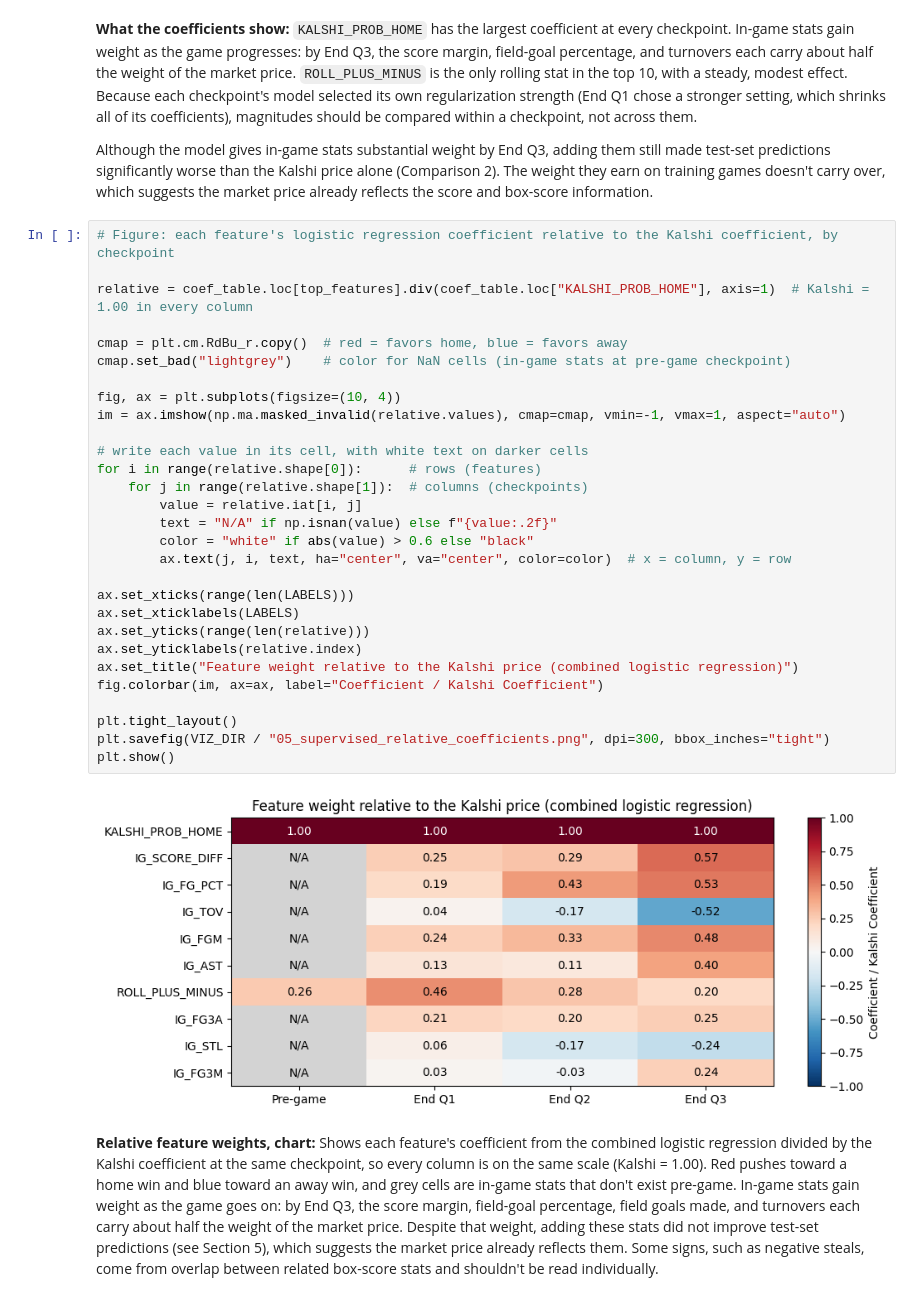
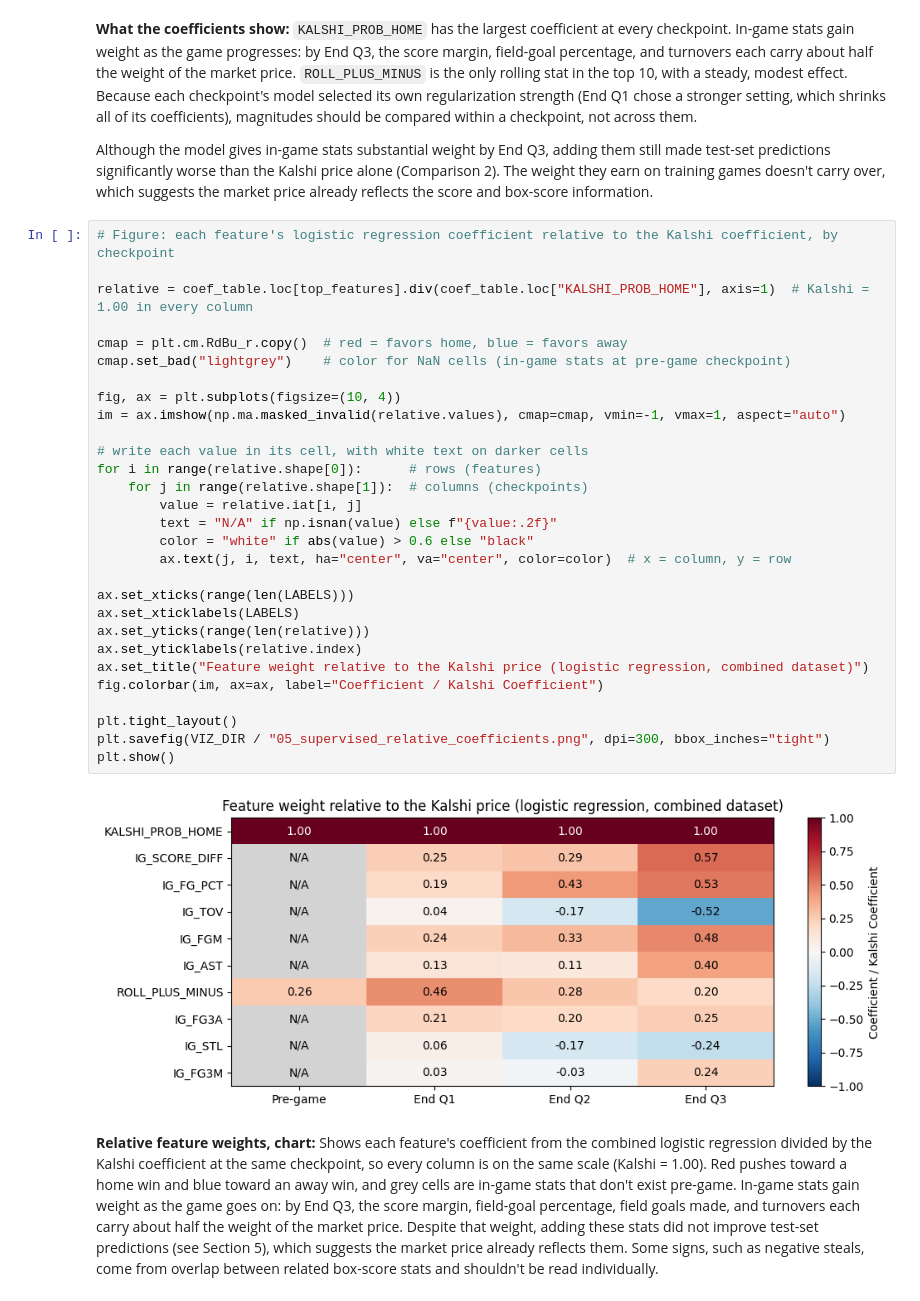
Before and after one commit to brad-hof/Milestone2, a Jupyter notebook: Notebooks/supervised_section.ipynb, the cells around one changed output. Drawn from its saved outputs; the diff is of its cells as text.

Commit message:
Update coefficient heatmap; add gitignore

```diff
--- a/Notebooks/supervised_section.ipynb
+++ b/Notebooks/supervised_section.ipynb
@@ -337,34 +337,34 @@ Although the model gives in-game stats substantial weight by End Q3, adding them
 # %%
 # Figure: each feature's logistic regression coefficient relative to the Kalshi coefficient, by checkpoint
 
 relative = coef_table.loc[top_features].div(coef_table.loc["KALSHI_PROB_HOME"], axis=1)  # Kalshi = 1.00 in every column
 
 cmap = plt.cm.RdBu_r.copy()  # red = favors home, blue = favors away
 cmap.set_bad("lightgrey")    # color for NaN cells (in-game stats at pre-game checkpoint)
 
 fig, ax = plt.subplots(figsize=(10, 4))
 im = ax.imshow(np.ma.masked_invalid(relative.values), cmap=cmap, vmin=-1, vmax=1, aspect="auto")
 
 # write each value in its cell, with white text on darker cells
 for i in range(relative.shape[0]):      # rows (features)
     for j in range(relative.shape[1]):  # columns (checkpoints)
         value = relative.iat[i, j]
         text = "N/A" if np.isnan(value) else f"{value:.2f}"
         color = "white" if abs(value) > 0.6 else "black"
         ax.text(j, i, text, ha="center", va="center", color=color)  # x = column, y = row
 
 ax.set_xticks(range(len(LABELS)))
 ax.set_xticklabels(LABELS)
 ax.set_yticks(range(len(relative)))
 ax.set_yticklabels(relative.index)
-ax.set_title("Feature weight relative to the Kalshi price (combined logistic regression)")
+ax.set_title("Feature weight relative to the Kalshi price (logistic regression, combined dataset)")
 fig.colorbar(im, ax=ax, label="Coefficient / Kalshi Coefficient")
 
 plt.tight_layout()
 plt.savefig(VIZ_DIR / "05_supervised_relative_coefficients.png", dpi=300, bbox_inches="tight")
 plt.show()
 # %% [output]
-[figure, old version]
+[figure, new version]
 # %% [markdown]
 **Relative feature weights, chart:** Shows each feature's coefficient from the combined logistic regression divided by the Kalshi coefficient at the same checkpoint, so every column is on the same scale (Kalshi = 1.00). Red pushes toward a home win and blue toward an away win, and grey cells are in-game stats that don't exist pre-game. In-game stats gain weight as the game goes on: by End Q3, the score margin, field-goal percentage, field goals made, and turnovers each carry about half the weight of the market price. Despite that weight, adding these stats did not improve test-set predictions (see Section 5), which suggests the market price already reflects them. Some signs, such as negative steals, come from overlap between related box-score stats and shouldn't be read individually.
 # %% [markdown]
```
Also changed, not shown: 2 other files.
